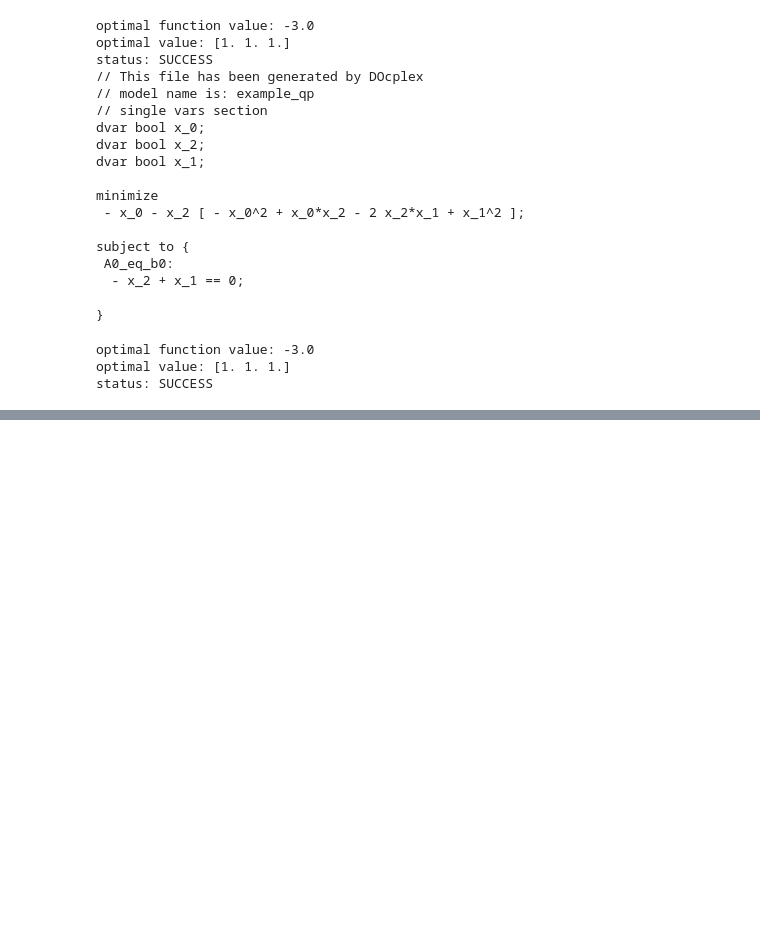
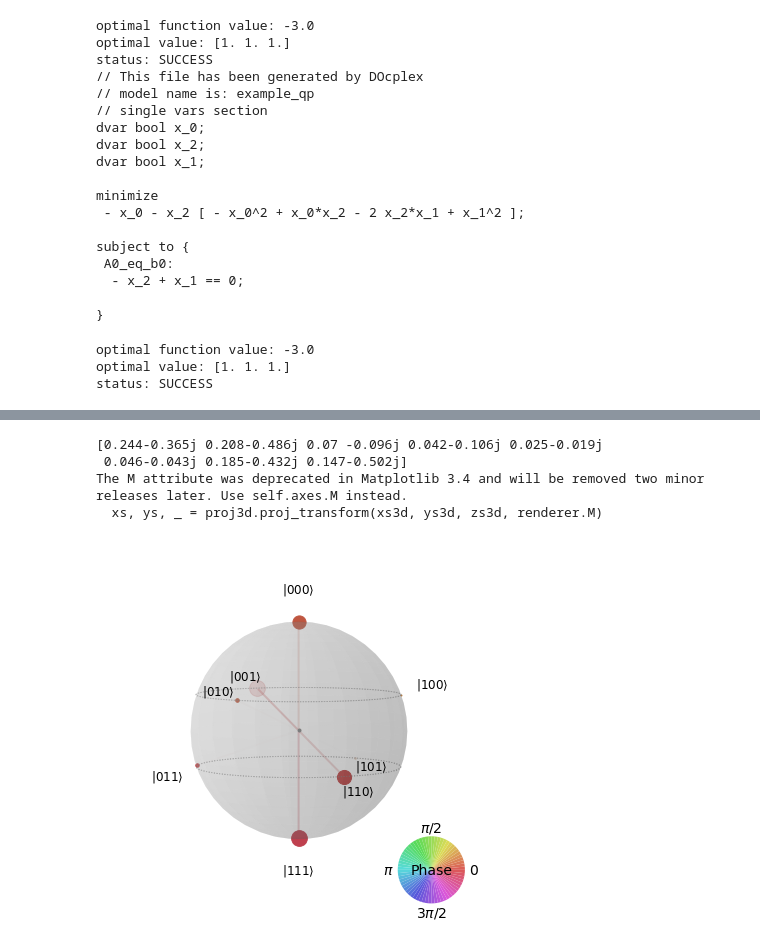
Before and after one commit to tomtuamnuq/compare-qiskit-ocean, a Jupyter notebook: comparison/Qiskit/LinearProgramming/QAOA/Example_Circuit.ipynb, the cells around one changed output, grey strips where cells are left out. Cells and saved outputs as stored; diff of their text form; code cells hidden in the pictures; blank space fills up the shorter version.

```diff
--- a/comparison/Qiskit/LinearProgramming/QAOA/Example_Circuit.ipynb
+++ b/comparison/Qiskit/LinearProgramming/QAOA/Example_Circuit.ipynb
@@ -83,0 +86,14 @@ qc.draw(output='latex')
+# %%
+def pretty_print(x):
+    with np.printoptions(precision=3, suppress=True):
+        print(x)
+
+result_statevec_sim = execute(qc, BasicAer.get_backend('statevector_simulator')).result()
+psi = result_statevec_sim.get_statevector(qc, decimals=3)
+plot_state_qsphere(psi)
+# %% [output]
+[0.244-0.365j 0.208-0.486j 0.07 -0.096j 0.042-0.106j 0.025-0.019j
+ 0.046-0.043j 0.185-0.432j 0.147-0.502j]
+The M attribute was deprecated in Matplotlib 3.4 and will be removed two minor releases later. Use self.axes.M instead.
+  xs, ys, _ = proj3d.proj_transform(xs3d, ys3d, zs3d, renderer.M)
+[figure, added]
```
Also changed, not shown: parts of 6 cells of this notebook.
